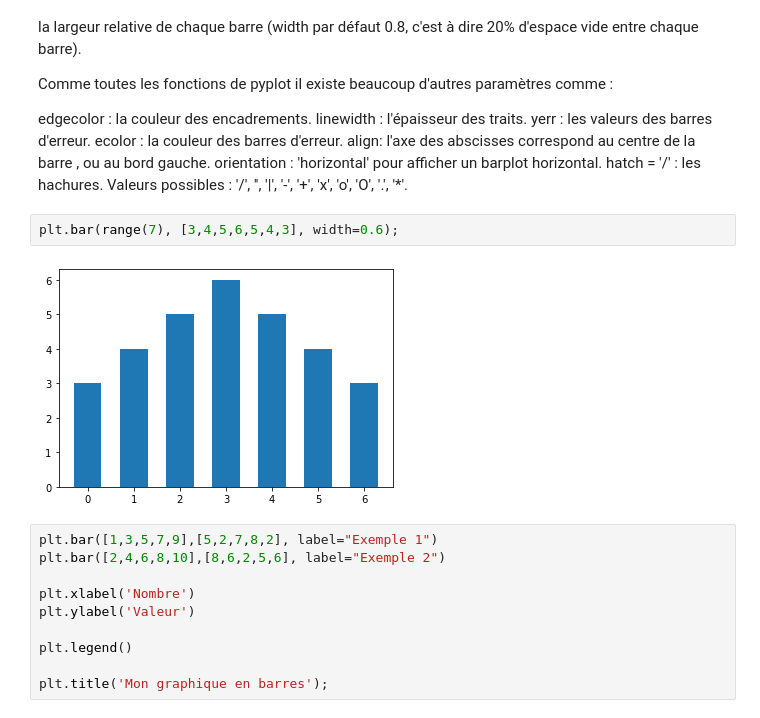
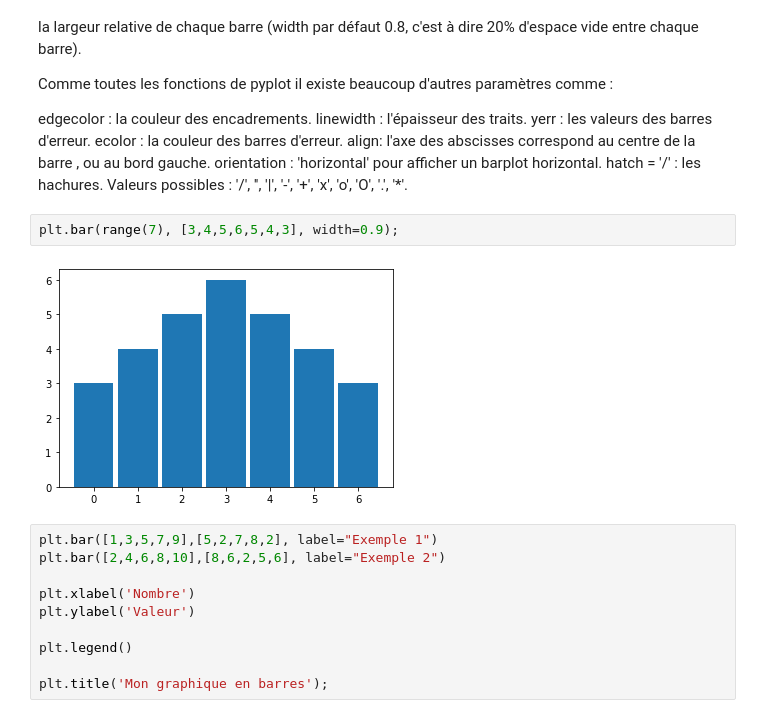
Before and after one commit to benech17/Data-Viz-Courses, a Jupyter notebook: Matplotlib/Matplotlib.ipynb, the cells around one changed output. Saved outputs shown, nothing was run; the diff lists cells and outputs as text.

```diff
--- a/Matplotlib/Matplotlib.ipynb
+++ b/Matplotlib/Matplotlib.ipynb
@@ -235,9 +234,9 @@ align: l'axe des abscisses correspond au centre de la barre , ou au bord gauche.
 orientation : 'horizontal' pour afficher un barplot horizontal.
 hatch = '/' : les hachures. Valeurs possibles : '/', '\', '|', '-', '+', 'x', 'o', 'O', '.', '*'.
 # %%
-plt.bar(range(7), [3,4,5,6,5,4,3], width=0.6);
+plt.bar(range(7), [3,4,5,6,5,4,3], width=0.9);
 # %% [output]
-[figure, old version]
+[figure, new version]
 # %%
 plt.bar([1,3,5,7,9],[5,2,7,8,2], label="Exemple 1")
 plt.bar([2,4,6,8,10],[8,6,2,5,6], label="Exemple 2")
```
Also changed, not shown: parts of 5 cells of this notebook.
